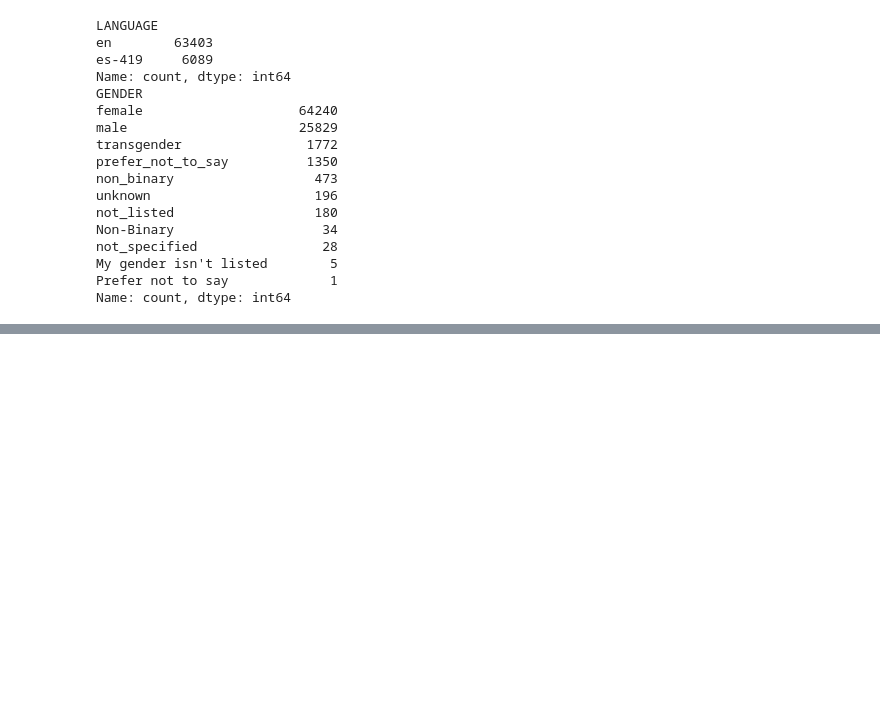
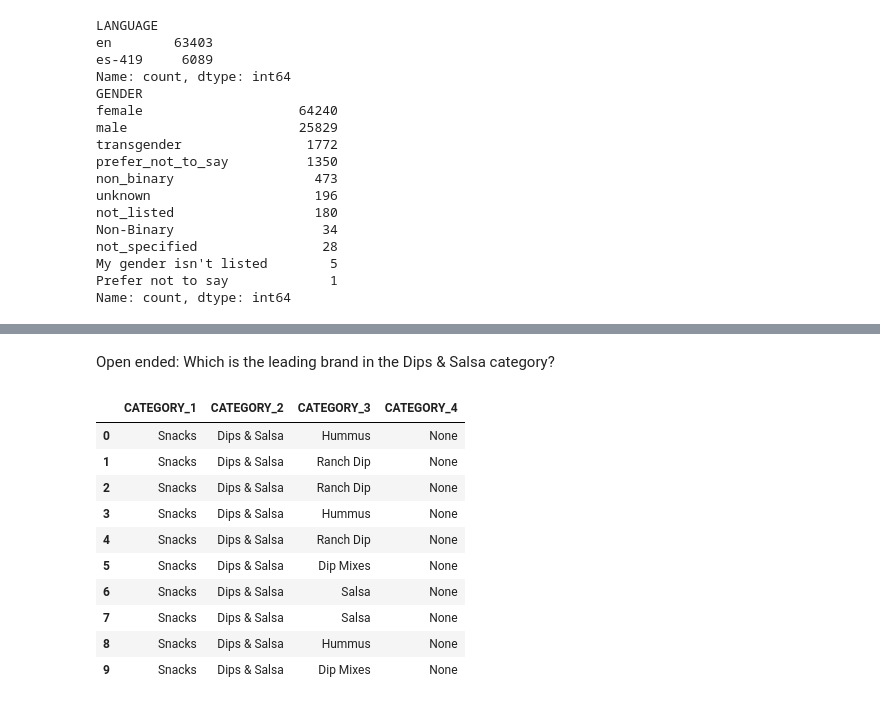
Before and after one commit to emumily/fetch-assignment, a Jupyter notebook: Fetch_Assignment_EmilyTang.ipynb, the cells around one changed output, grey strips where cells are left out. Drawn from its saved outputs; the diff is of its cells as text; code cells hidden in the pictures; blank space fills up the shorter version.

Commit message:
Questions answered, needs clean up

```diff
--- a/Fetch_Assignment_EmilyTang.ipynb
+++ b/Fetch_Assignment_EmilyTang.ipynb
@@ -96,0 +131,3 @@ BARCODE                4025   0.476020
+# %%
+# convert BARCODE to string. I noticed that just astype(str) will keep the .0 from the float.
+products['BARCODE'] = products['BARCODE'].astype(str).str.rstrip('.0')
@@ -214,3 +340,26 @@ not_specified                28
 My gender isn't listed        5
 Prefer not to say             1
 Name: count, dtype: int64
+# %%
+# Question 1
+from pandasql import sqldf
+
+pysqldf = lambda q: sqldf(q, globals())
+
+query = """
+SELECT p.brand, count(distinct t.receipt_id) as receipt_count FROM
+transactions t
+INNER JOIN users u
+  on t.USER_ID=u.ID
+LEFT JOIN products p
+  on t.barcode = p.barcode
+WHERE u.AGE >= 21 AND p.brand != 'None'
+GROUP BY p.brand
+ORDER BY receipt_count desc
+LIMIT 5;
+"""
+
+Q1 = pysqldf(query)
+display(Q1)
+
+# A: Nerds candy, Dove, Sour Patch Kids, Hershey's, Coca-Cola
@@ -216,0 +443,26 @@ Name: count, dtype: int64
+# %% [markdown]
+Open ended: Which is the leading brand in the Dips & Salsa category?
+# %%
+# First determining which Category would contain 'Dips & Salsa'
+query = """
+SELECT CATEGORY_1, CATEGORY_2, CATEGORY_3, CATEGORY_4
+FROM products
+WHERE 'Dips & Salsa' IN (CATEGORY_1, CATEGORY_2, CATEGORY_3, CATEGORY_4)
+LIMIT 10;
+"""
+Q3_0 = pysqldf(query)
+display(Q3_0)
+
+# It's Category 2.
+# %% [output]
+|  | CATEGORY_1 | CATEGORY_2 | CATEGORY_3 | CATEGORY_4 |
+| 0 | Snacks | Dips & Salsa | Hummus | None |
+| 1 | Snacks | Dips & Salsa | Ranch Dip | None |
+| 2 | Snacks | Dips & Salsa | Ranch Dip | None |
+| 3 | Snacks | Dips & Salsa | Hummus | None |
+| 4 | Snacks | Dips & Salsa | Ranch Dip | None |
+| 5 | Snacks | Dips & Salsa | Dip Mixes | None |
+| 6 | Snacks | Dips & Salsa | Salsa | None |
+| 7 | Snacks | Dips & Salsa | Salsa | None |
+| 8 | Snacks | Dips & Salsa | Hummus | None |
+| 9 | Snacks | Dips & Salsa | Dip Mixes | None |
```
Also changed, not shown: parts of 23 cells of this notebook.
